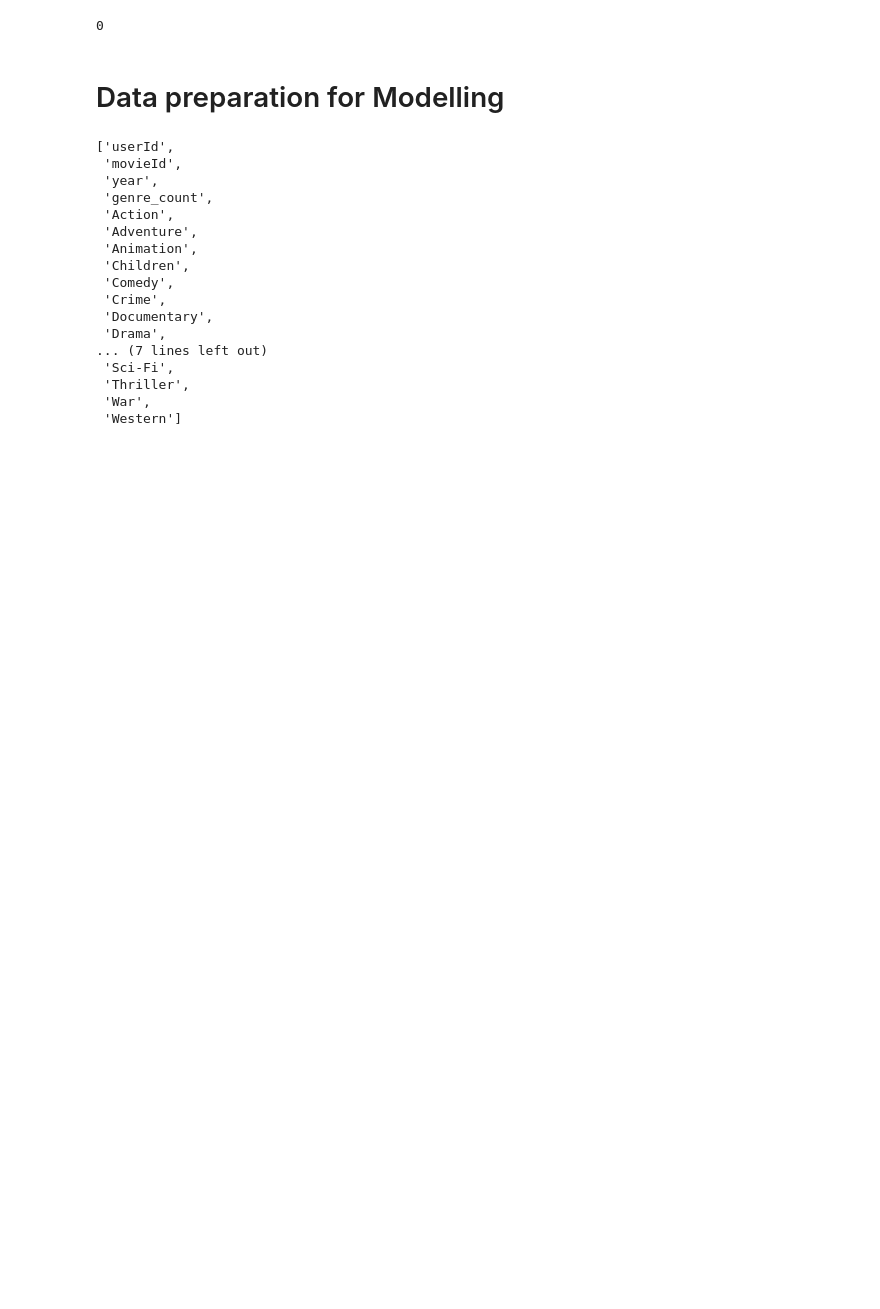
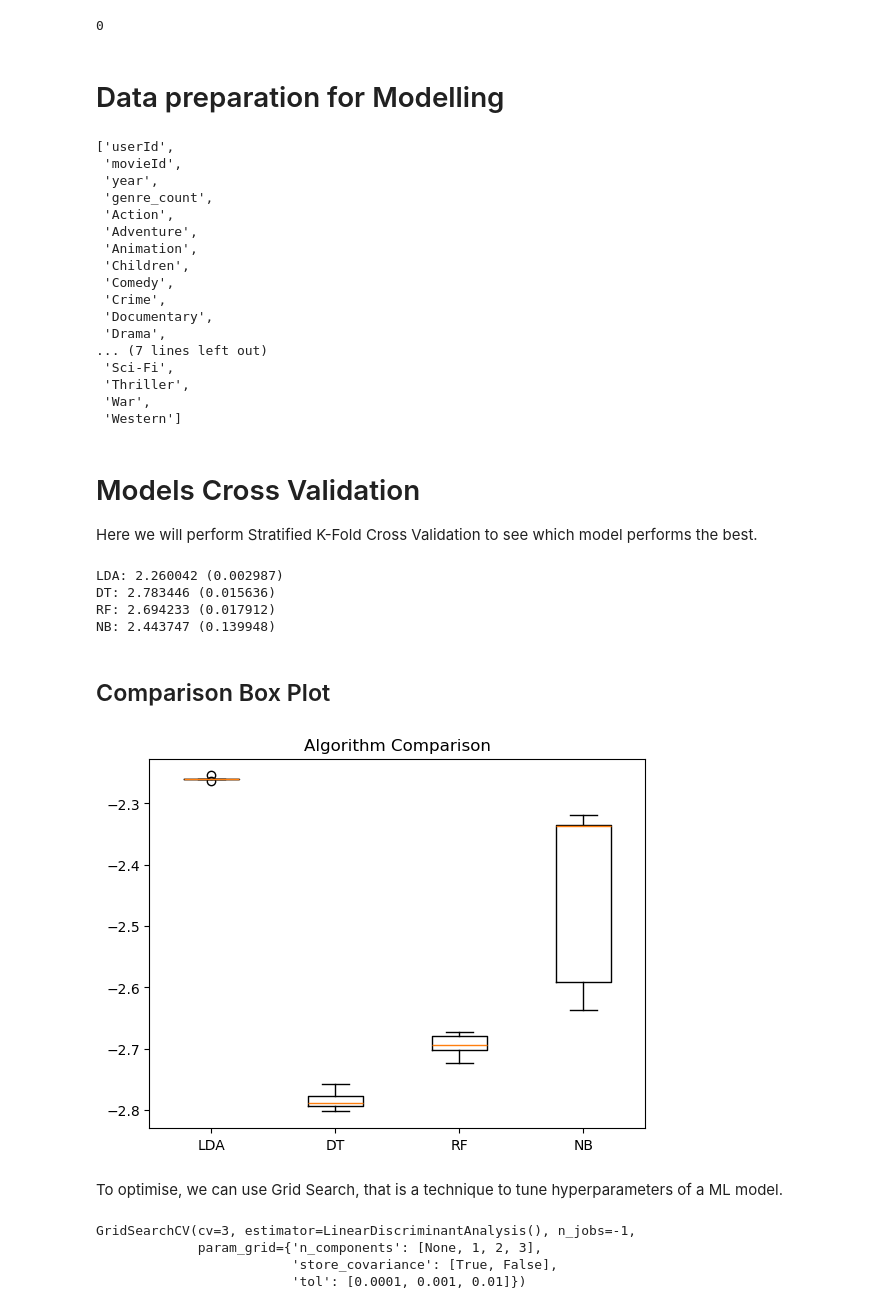
Before and after one commit to IC2020341/Capstone_Project, a Jupyter notebook: Jupyter Notebook/Capstone Project Jupyter Notebook.ipynb, the cells around one changed output. Saved outputs shown, nothing was run; the diff lists cells and outputs as text; code cells hidden in the pictures; blank space fills up the shorter version.

Commit message:
Addition of Models Cross Validation

```diff
--- a/Jupyter Notebook/Capstone Project Jupyter Notebook.ipynb
+++ b/Jupyter Notebook/Capstone Project Jupyter Notebook.ipynb
@@ -512,3 +513,29 @@ scaler = StandardScaler()
 scaler.fit(X_train)
 X_train_scaled = scaler.transform(X_train)
 X_test_scaled = scaler.transform(X_test)
+# %% [markdown]
+# Models Cross Validation
+
+Here we will perform Stratified K-Fold Cross Validation to see which model performs the best.
+# %%
+results = []
+names = []
+for name, model in models:
+  kfold = StratifiedKFold(n_splits=5, random_state=104, shuffle=True)
+  cv_results = cross_val_score(model, X_train, y_train, cv=kfold, scoring='neg_root_mean_squared_error')
+  results.append(cv_results)
+  names.append(name)
+  print('%s: %f (%f)' % (name, (cv_results.mean() * -1), cv_results.std()))
+# %% [output]
+LDA: 2.260042 (0.002987)
+DT: 2.783446 (0.015636)
+RF: 2.694233 (0.017912)
+NB: 2.443747 (0.139948)
+# %% [markdown]
+## Comparison Box Plot
+# %%
+pyplot.boxplot(results, labels=names)
+pyplot.title('Algorithm Comparison')
+pyplot.show()
+# %% [output]
+[figure, added]
@@ -514,0 +545,21 @@ X_test_scaled = scaler.transform(X_test)
+# %% [markdown]
+To optimise, we can use Grid Search, that is a technique to tune hyperparameters of a ML model.
+# %%
+# we can see that LDA performed the best, we can now try to optimise it with grid search
+parameters = {
+    'n_components': [None, 1, 2, 3],
+    'tol': [1e-4, 1e-3, 1e-2],
+    'store_covariance': [True, False],
+}
+
+# Initialize LDA
+lda = LinearDiscriminantAnalysis()
+
+# Perform grid search
+grid_search = GridSearchCV(lda, parameters, cv=3, n_jobs=-1)
+grid_search.fit(X_train, y_train)
+# %% [output]
+GridSearchCV(cv=3, estimator=LinearDiscriminantAnalysis(), n_jobs=-1,
+             param_grid={'n_components': [None, 1, 2, 3],
+                         'store_covariance': [True, False],
+                         'tol': [0.0001, 0.001, 0.01]})
```
Also changed, not shown: parts of 5 cells of this notebook.
